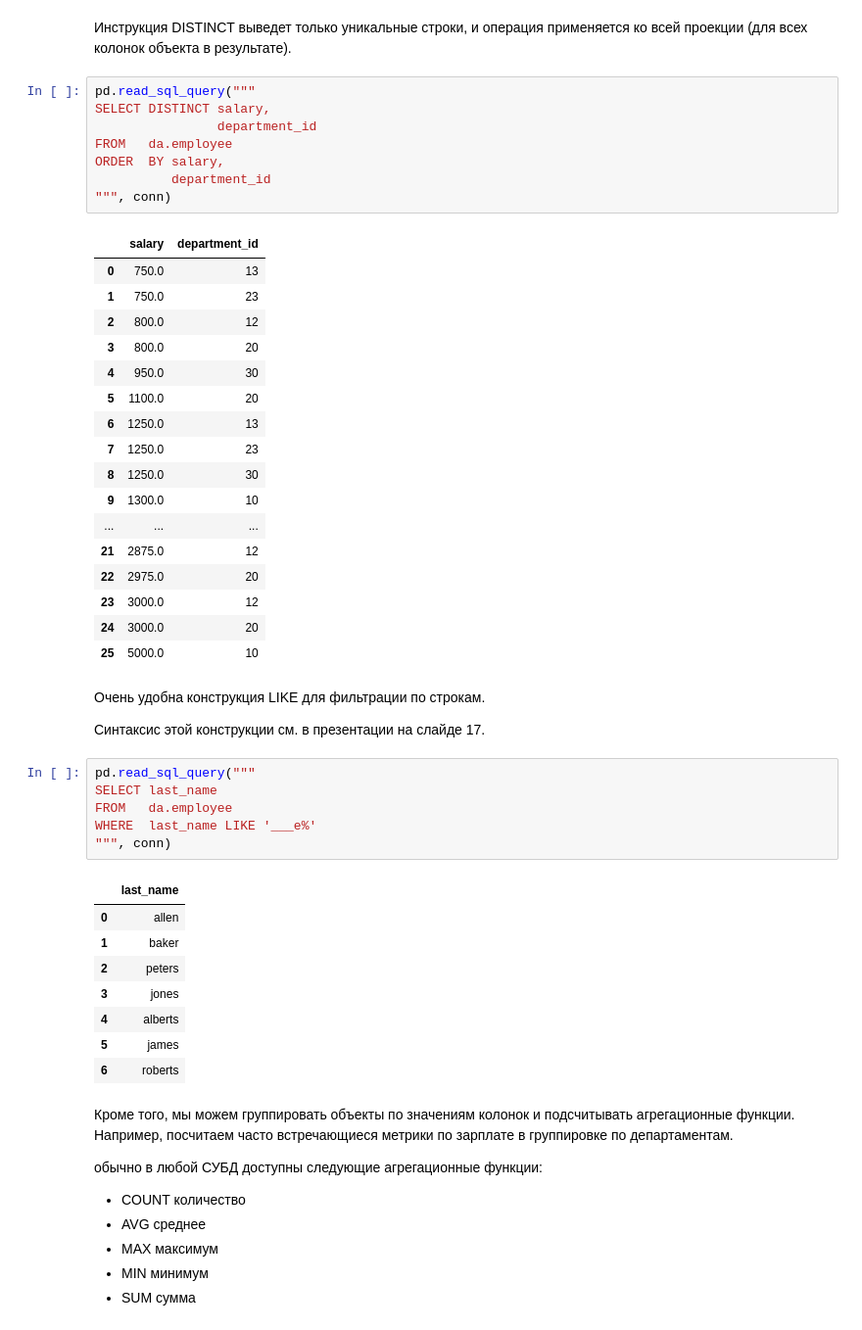
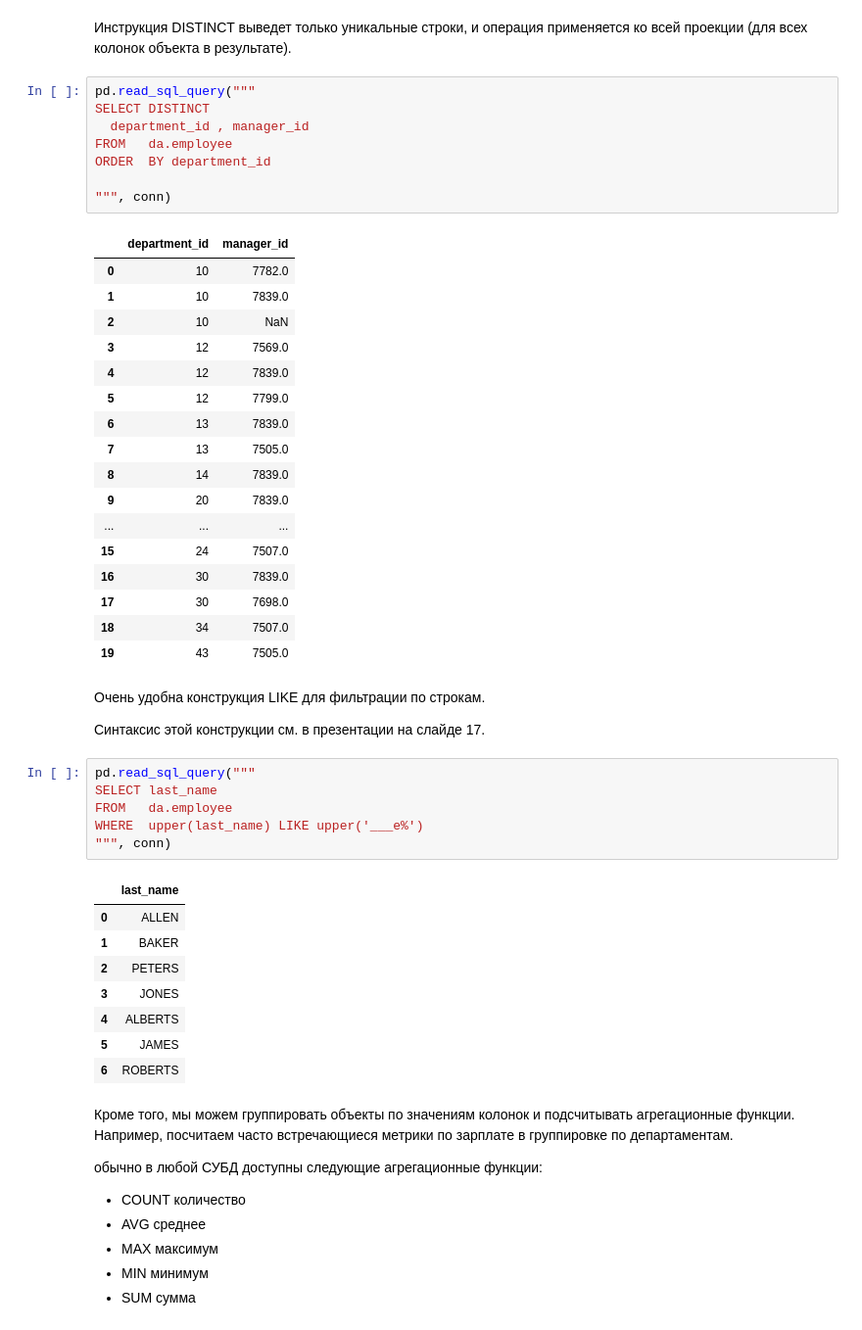
Before and after one commit to Ed00107/sbd1, a Jupyter notebook: Ноутбук_к_занятию_1.ipynb, the cells around one changed output. Shown: that part at 98% size. Drawn from its saved outputs; the diff is of its cells as text.

```diff
--- a/Ноутбук_к_занятию_1.ipynb
+++ b/Ноутбук_к_занятию_1.ipynb
@@ -294,30 +295,30 @@ ORDER  BY salary DESC,
 Инструкция DISTINCT выведет только уникальные строки, и операция применяется ко всей проекции (для всех колонок объекта в результате).
 # %%
 pd.read_sql_query("""
-SELECT DISTINCT salary,
-                department_id
+SELECT DISTINCT
+  department_id , manager_id
 FROM   da.employee
-ORDER  BY salary,
-          department_id
+ORDER  BY department_id
+
 """, conn)
 # %% [output]
-|  | salary | department_id |
-| 0 | 750.0 | 13 |
-| 1 | 750.0 | 23 |
-| 2 | 800.0 | 12 |
-| 3 | 800.0 | 20 |
-| 4 | 950.0 | 30 |
-| 5 | 1100.0 | 20 |
-| 6 | 1250.0 | 13 |
-| 7 | 1250.0 | 23 |
-| 8 | 1250.0 | 30 |
-| 9 | 1300.0 | 10 |
+|  | department_id | manager_id |
+| 0 | 10 | 7782.0 |
+| 1 | 10 | 7839.0 |
+| 2 | 10 | NaN |
+| 3 | 12 | 7569.0 |
+| 4 | 12 | 7839.0 |
+| 5 | 12 | 7799.0 |
+| 6 | 13 | 7839.0 |
+| 7 | 13 | 7505.0 |
+| 8 | 14 | 7839.0 |
+| 9 | 20 | 7839.0 |
 | ... | ... | ... |
-| 21 | 2875.0 | 12 |
-| 22 | 2975.0 | 20 |
-| 23 | 3000.0 | 12 |
-| 24 | 3000.0 | 20 |
-| 25 | 5000.0 | 10 |
+| 15 | 24 | 7507.0 |
+| 16 | 30 | 7839.0 |
+| 17 | 30 | 7698.0 |
+| 18 | 34 | 7507.0 |
+| 19 | 43 | 7505.0 |
 # %% [markdown]
 Очень удобна конструкция LIKE для фильтрации по строкам.
 
@@ -326,17 +327,17 @@ ORDER  BY salary,
 pd.read_sql_query("""
 SELECT last_name
 FROM   da.employee
-WHERE  last_name LIKE '___e%'
+WHERE  upper(last_name) LIKE upper('___e%')
 """, conn)
 # %% [output]
 |  | last_name |
-| 0 | allen |
-| 1 | baker |
-| 2 | peters |
-| 3 | jones |
-| 4 | alberts |
-| 5 | james |
-| 6 | roberts |
+| 0 | ALLEN |
+| 1 | BAKER |
+| 2 | PETERS |
+| 3 | JONES |
+| 4 | ALBERTS |
+| 5 | JAMES |
+| 6 | ROBERTS |
 # %% [markdown]
 Кроме того, мы можем группировать объекты по значениям колонок и подсчитывать агрегационные функции. Например, посчитаем часто встречающиеся метрики по зарплате в группировке по департаментам.
 
```
Also changed, not shown: parts of 43 cells of this notebook.
